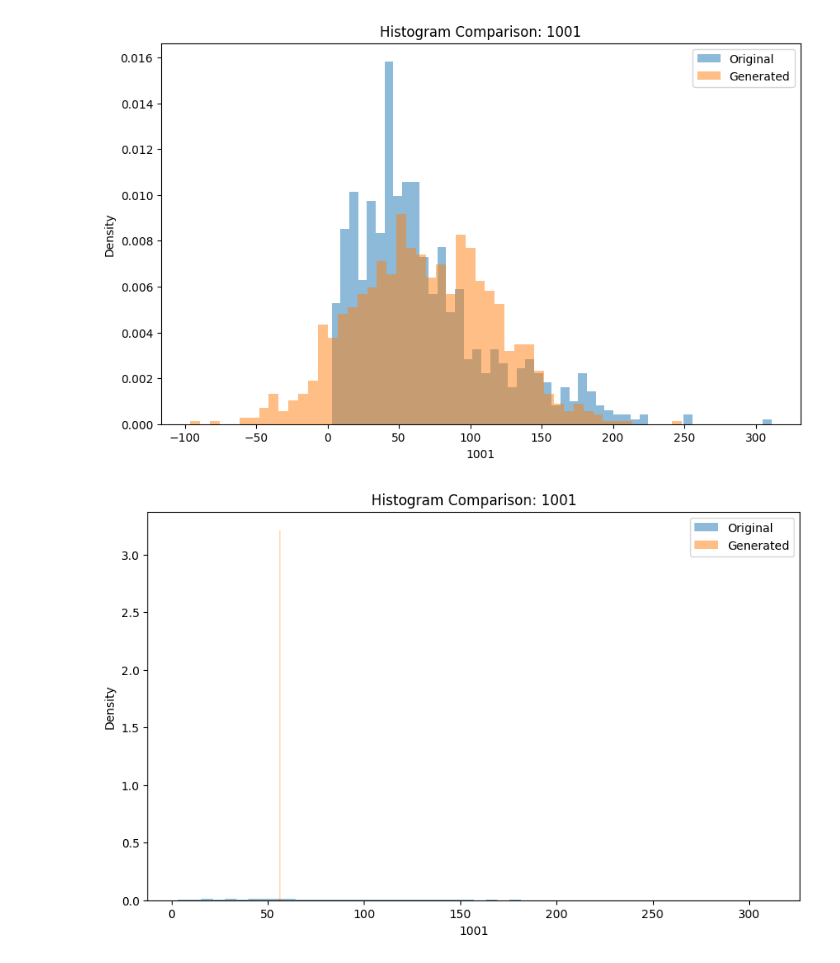
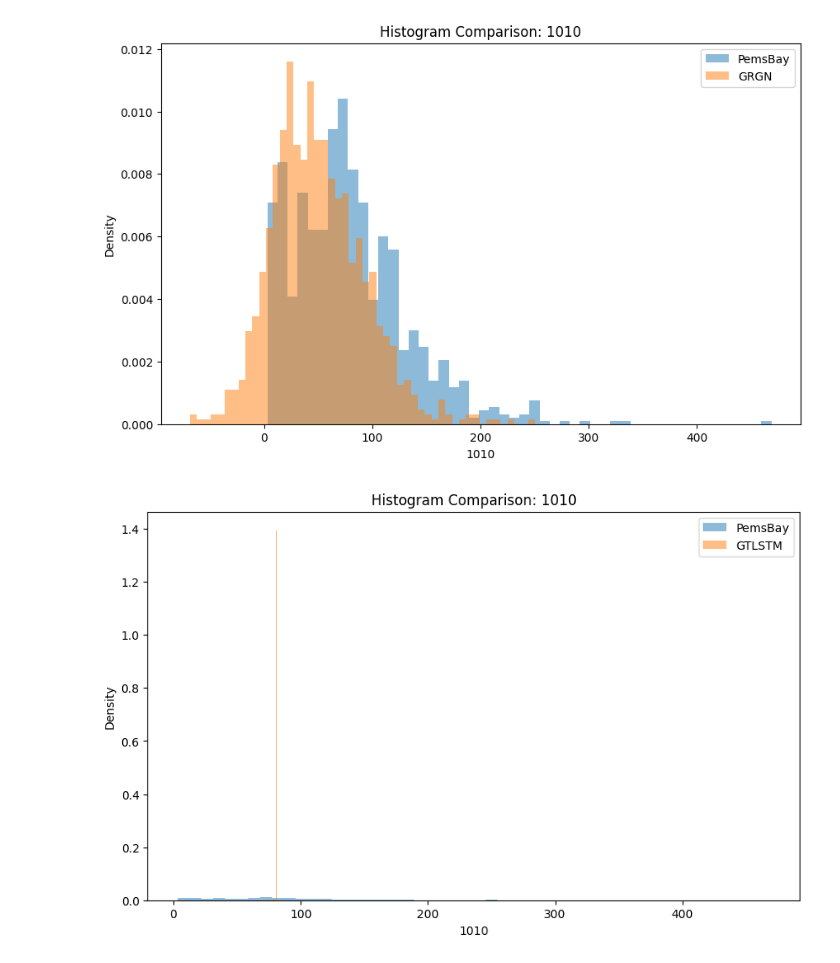
Before and after one commit to PaulMagos/MCS_Thesis, a Jupyter notebook: Notebooks/Eval AirQuality.ipynb, the cells around one changed output. Saved outputs shown, nothing was run; the diff lists cells and outputs as text; code cells hidden in the pictures.

```diff
--- a/Notebooks/Eval AirQuality.ipynb
+++ b/Notebooks/Eval AirQuality.ipynb
@@ -9,7 +9,7 @@ Generated_path = '/Users/paulmagos/Documents/TSGen/Datasets/GeneratedDatasets/Ai
 TeachForcing_path = '/Users/paulmagos/Documents/TSGen/Datasets/TeachForcingDatasets/'
 # %%
 df_AirQuality = AirQuality(impute_nans=True, small=True)
-df_AirQuality = df_AirQuality.dataframe()[-800:].reset_index(drop=True)
+df_AirQuality = df_AirQuality.dataframe()[-1000:].reset_index(drop=True)
 
 df_AirQuality['gen'] = 1
 
@@ -19,7 +19,7 @@ df_AirQuality.columns = df_AirQuality.columns.droplevel('channels')
 syn_AirQuality_dopple = pd.read_csv(f'{Generated_path}synteticAirQualityDoppleGANger.csv')
 syn_AirQuality_GTM = pd.read_csv(f'{Generated_path}synteticAirQualityGTM.csv')
 syn_AirQuality_GTLSTM = pd.read_csv(f'{Generated_path}synteticAirQualityGTLSTM.csv')
-syn_AirQuality_GRGN = pd.read_csv(f'{Generated_path}synteticAirQualityGRGNTanh2.csv')
+syn_AirQuality_GRGN = pd.read_csv(f'{Generated_path}synteticAirQualityGRGNTanh.csv')
 syn_AirQuality_PAR = pd.read_csv(f'{Generated_path}SynteticAirQualityPam.csv')
 
 # syn_AirQuality.columns = [col.split(",")[0].replace("(", "").replace("'", "") if col != 'gen' else col for col in syn_AirQuality.columns]
@@ -185,11 +178,11 @@ plot_tsne(df_AirQuality, syn_AirQuality_dopple)
 # %%
 from VisualEval import plot_histograms
 
-plot_histograms(df_AirQuality, syn_AirQuality_GRGN, '1001')
-plot_histograms(df_AirQuality, syn_AirQuality_GTLSTM, '1001')
-plot_histograms(df_AirQuality, syn_AirQuality_GTM, '1001')
-plot_histograms(df_AirQuality, syn_AirQuality_dopple, '1001')
-plot_histograms(df_AirQuality, syn_AirQuality_PAR, '1001')
+plot_histograms(df_AirQuality, syn_AirQuality_GRGN, '1010', 'PemsBay', 'GRGN')
+plot_histograms(df_AirQuality, syn_AirQuality_GTLSTM, '1010', 'PemsBay', 'GTLSTM')
+plot_histograms(df_AirQuality, syn_AirQuality_GTM, '1010', 'PemsBay', 'GTM')
+plot_histograms(df_AirQuality, syn_AirQuality_dopple, '1010', 'PemsBay', 'DoppleGANger')
+plot_histograms(df_AirQuality, syn_AirQuality_PAR, '1010', 'PemsBay', 'PAR')
 # %% [output]
-[figure, old version]
+[figure, new version]
-[figure, old version]
+[figure, new version]
```
Also changed, not shown: parts of 12 cells of this notebook, 10 other files.
